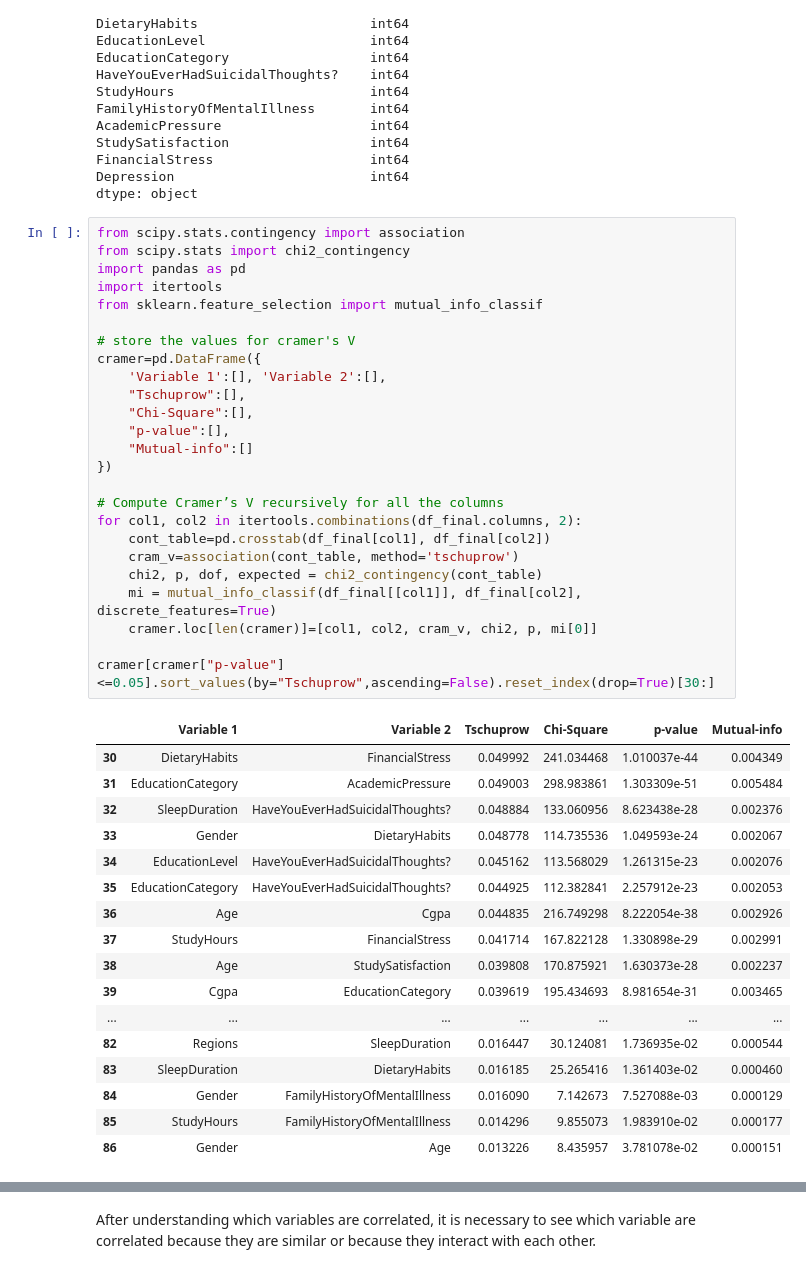
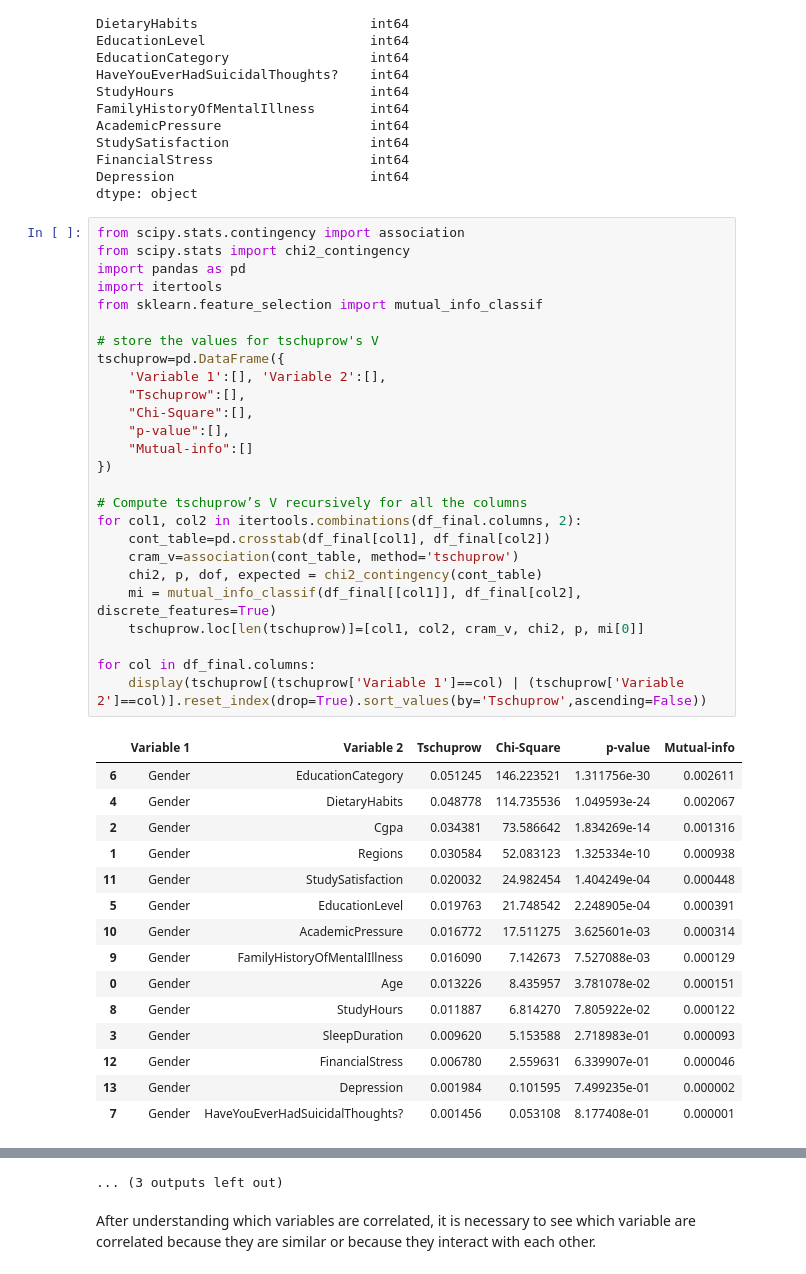
Before and after one commit to Shardyne/faikr3-project, a Jupyter notebook: Gio/data_preparation_gio.ipynb, the cells around one changed output, grey strips where cells are left out. Drawn from its saved outputs; the diff is of its cells as text.

```diff
--- a/Gio/data_preparation_gio.ipynb
+++ b/Gio/data_preparation_gio.ipynb
@@ -492,43 +492,42 @@ dtype: object
 # %%
 from scipy.stats.contingency import association
 from scipy.stats import chi2_contingency
 import pandas as pd
 import itertools
 from sklearn.feature_selection import mutual_info_classif
 
-# store the values for cramer's V
-cramer=pd.DataFrame({
+# store the values for tschuprow's V
+tschuprow=pd.DataFrame({
     'Variable 1':[], 'Variable 2':[],
     "Tschuprow":[],
     "Chi-Square":[],
     "p-value":[],
     "Mutual-info":[]
 })
 
-# Compute Cramer’s V recursively for all the columns
+# Compute tschuprow’s V recursively for all the columns
 for col1, col2 in itertools.combinations(df_final.columns, 2):
     cont_table=pd.crosstab(df_final[col1], df_final[col2])
     cram_v=association(cont_table, method='tschuprow')
     chi2, p, dof, expected = chi2_contingency(cont_table)
     mi = mutual_info_classif(df_final[[col1]], df_final[col2], discrete_features=True)
-    cramer.loc[len(cramer)]=[col1, col2, cram_v, chi2, p, mi[0]]
+    tschuprow.loc[len(tschuprow)]=[col1, col2, cram_v, chi2, p, mi[0]]
 
-cramer[cramer["p-value"]<=0.05].sort_values(by="Tschuprow",ascending=False).reset_index(drop=True)[30:]
+for col in df_final.columns:
+    display(tschuprow[(tschuprow['Variable 1']==col) | (tschuprow['Variable 2']==col)].reset_index(drop=True).sort_values(by='Tschuprow',ascending=False))
 # %% [output]
 |  | Variable 1 | Variable 2 | Tschuprow | Chi-Square | p-value | Mutual-info |
-| 30 | DietaryHabits | FinancialStress | 0.049992 | 241.034468 | 1.010037e-44 | 0.004349 |
-| 31 | EducationCategory | AcademicPressure | 0.049003 | 298.983861 | 1.303309e-51 | 0.005484 |
-| 32 | SleepDuration | HaveYouEverHadSuicidalThoughts? | 0.048884 | 133.060956 | 8.623438e-28 | 0.002376 |
-| 33 | Gender | DietaryHabits | 0.048778 | 114.735536 | 1.049593e-24 | 0.002067 |
-| 34 | EducationLevel | HaveYouEverHadSuicidalThoughts? | 0.045162 | 113.568029 | 1.261315e-23 | 0.002076 |
-| 35 | EducationCategory | HaveYouEverHadSuicidalThoughts? | 0.044925 | 112.382841 | 2.257912e-23 | 0.002053 |
-| 36 | Age | Cgpa | 0.044835 | 216.749298 | 8.222054e-38 | 0.002926 |
-| 37 | StudyHours | FinancialStress | 0.041714 | 167.822128 | 1.330898e-29 | 0.002991 |
-| 38 | Age | StudySatisfaction | 0.039808 | 170.875921 | 1.630373e-28 | 0.002237 |
-| 39 | Cgpa | EducationCategory | 0.039619 | 195.434693 | 8.981654e-31 | 0.003465 |
-| ... | ... | ... | ... | ... | ... | ... |
-| 82 | Regions | SleepDuration | 0.016447 | 30.124081 | 1.736935e-02 | 0.000544 |
-| 83 | SleepDuration | DietaryHabits | 0.016185 | 25.265416 | 1.361403e-02 | 0.000460 |
-| 84 | Gender | FamilyHistoryOfMentalIllness | 0.016090 | 7.142673 | 7.527088e-03 | 0.000129 |
-| 85 | StudyHours | FamilyHistoryOfMentalIllness | 0.014296 | 9.855073 | 1.983910e-02 | 0.000177 |
-| 86 | Gender | Age | 0.013226 | 8.435957 | 3.781078e-02 | 0.000151 |
+| 6 | Gender | EducationCategory | 0.051245 | 146.223521 | 1.311756e-30 | 0.002611 |
+| 4 | Gender | DietaryHabits | 0.048778 | 114.735536 | 1.049593e-24 | 0.002067 |
+| 2 | Gender | Cgpa | 0.034381 | 73.586642 | 1.834269e-14 | 0.001316 |
+| 1 | Gender | Regions | 0.030584 | 52.083123 | 1.325334e-10 | 0.000938 |
+| 11 | Gender | StudySatisfaction | 0.020032 | 24.982454 | 1.404249e-04 | 0.000448 |
+| 5 | Gender | EducationLevel | 0.019763 | 21.748542 | 2.248905e-04 | 0.000391 |
+| 10 | Gender | AcademicPressure | 0.016772 | 17.511275 | 3.625601e-03 | 0.000314 |
+| 9 | Gender | FamilyHistoryOfMentalIllness | 0.016090 | 7.142673 | 7.527088e-03 | 0.000129 |
+| 0 | Gender | Age | 0.013226 | 8.435957 | 3.781078e-02 | 0.000151 |
+| 8 | Gender | StudyHours | 0.011887 | 6.814270 | 7.805922e-02 | 0.000122 |
+| 3 | Gender | SleepDuration | 0.009620 | 5.153588 | 2.718983e-01 | 0.000093 |
+| 12 | Gender | FinancialStress | 0.006780 | 2.559631 | 6.339907e-01 | 0.000046 |
+| 13 | Gender | Depression | 0.001984 | 0.101595 | 7.499235e-01 | 0.000002 |
+| 7 | Gender | HaveYouEverHadSuicidalThoughts? | 0.001456 | 0.053108 | 8.177408e-01 | 0.000001 |
@@ -535,2 +699,3 @@ cramer[cramer["p-value"]<=0.05].sort_values(by="Tschuprow",ascending=False).rese
+... (3 outputs left out)
 # %% [markdown]
 After understanding which variables are correlated, it is necessary to see which variable are correlated because they are similar or because they interact with each other.
```
Also changed, not shown: parts of 4 cells of this notebook, 1 other file.
